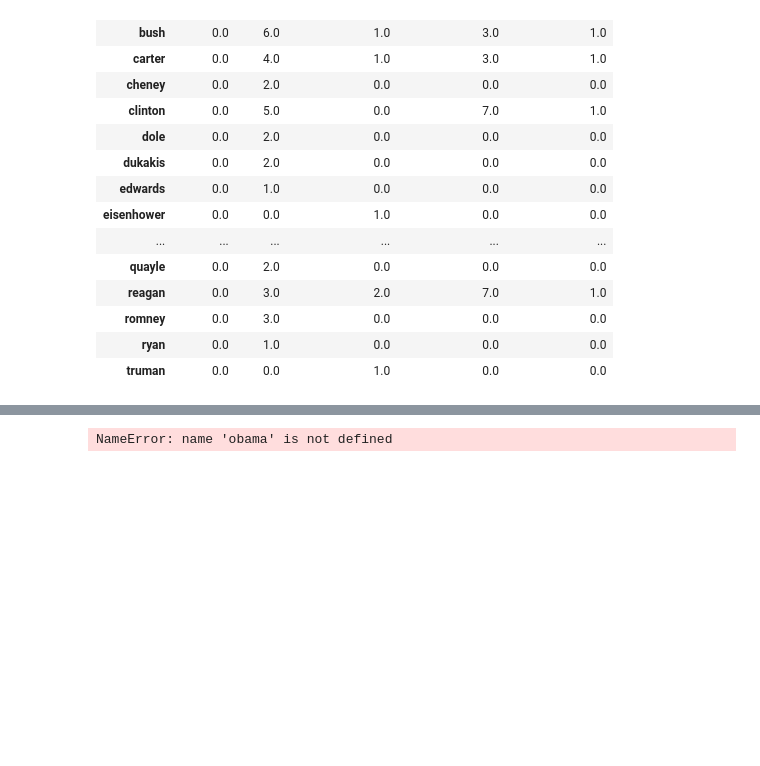
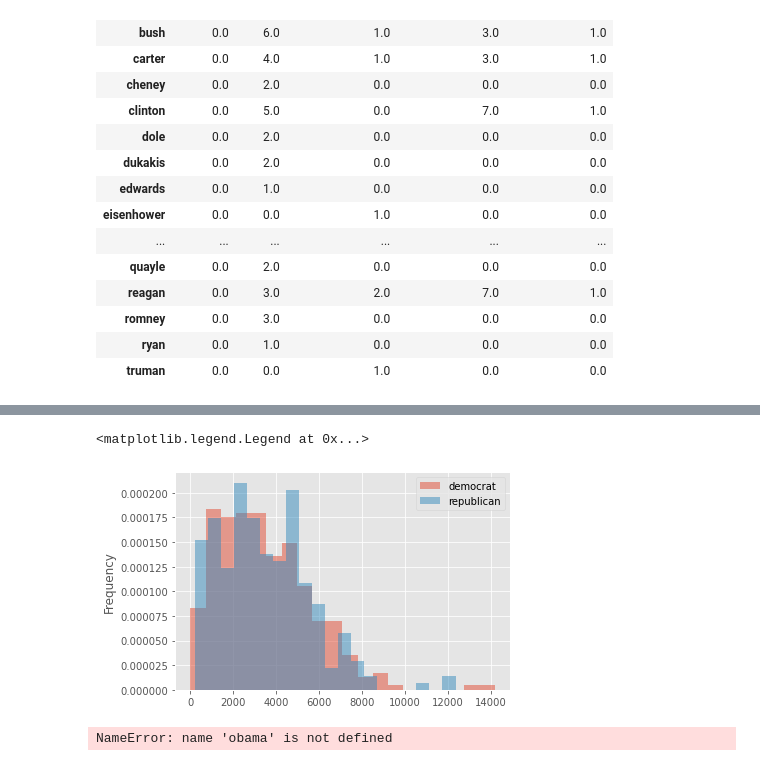
Before and after one commit to annewbarry/partisan-speech, a Jupyter notebook: partisan_speech.ipynb, the cells around one changed output, grey strips where cells are left out. Cells and saved outputs as stored; diff of their text form; code cells hidden in the pictures; blank space fills up the shorter version.

```diff
--- a/partisan_speech.ipynb
+++ b/partisan_speech.ipynb
@@ -270,0 +263,2 @@ df
+# %%
+df['text length'] = df.text.apply(lambda x: len(x.split(' ')))
@@ -271,3 +287,11 @@ df
+# %%
+fig, ax = plt.subplots()
+df[df['party'] == 'democrat']['text length'].plot(kind = 'hist', bins = 20, density = 'true', alpha = .5, label = 'democrat')
+df[df['party'] == 'republican']['text length'].plot(kind = 'hist', bins = 20, density = 'true', alpha = .5, label = 'republican')
+ax.legend()
+# %% [output]
+<matplotlib.legend.Legend at 0x...>
+[figure, added]
 # %%
 df[df['name'] == obama]
 # %% [output]
```
Also changed, not shown: parts of 10 cells of this notebook.
